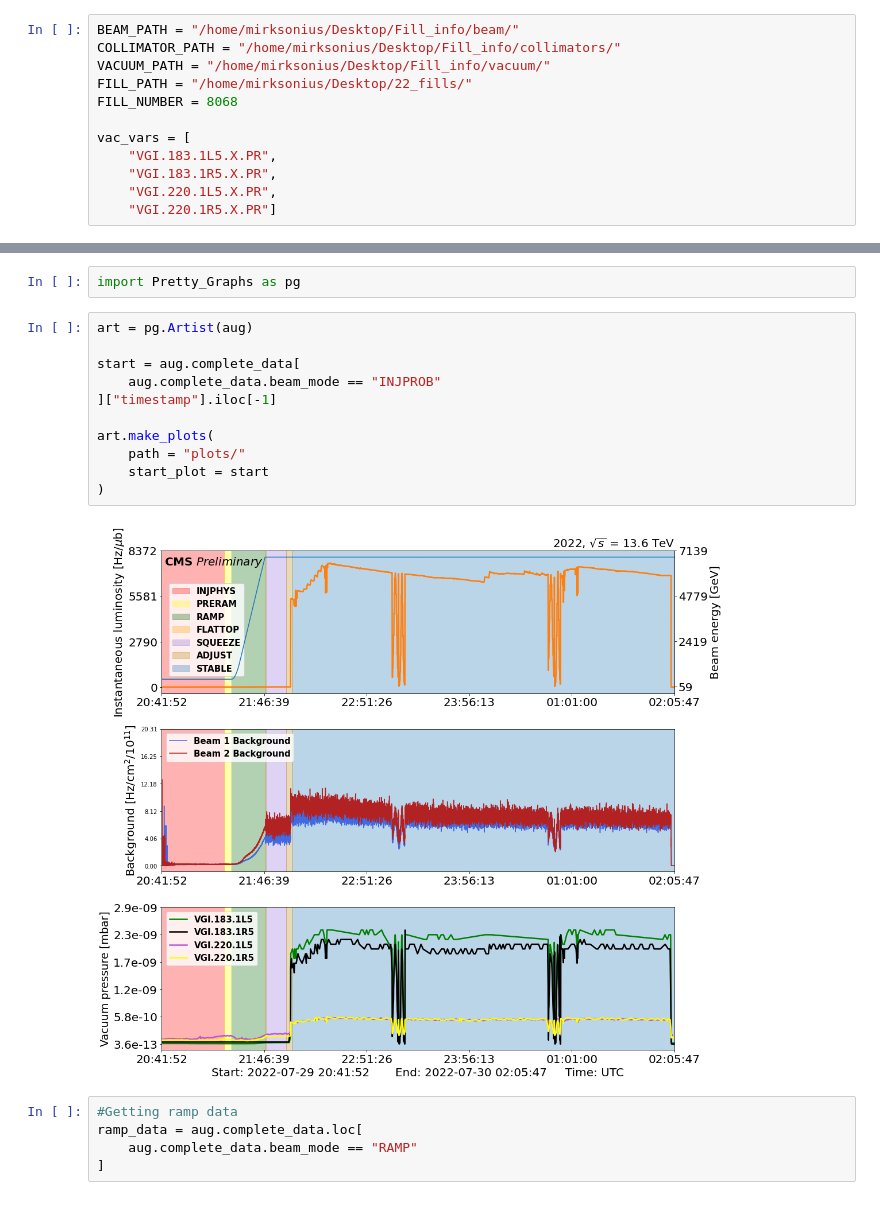
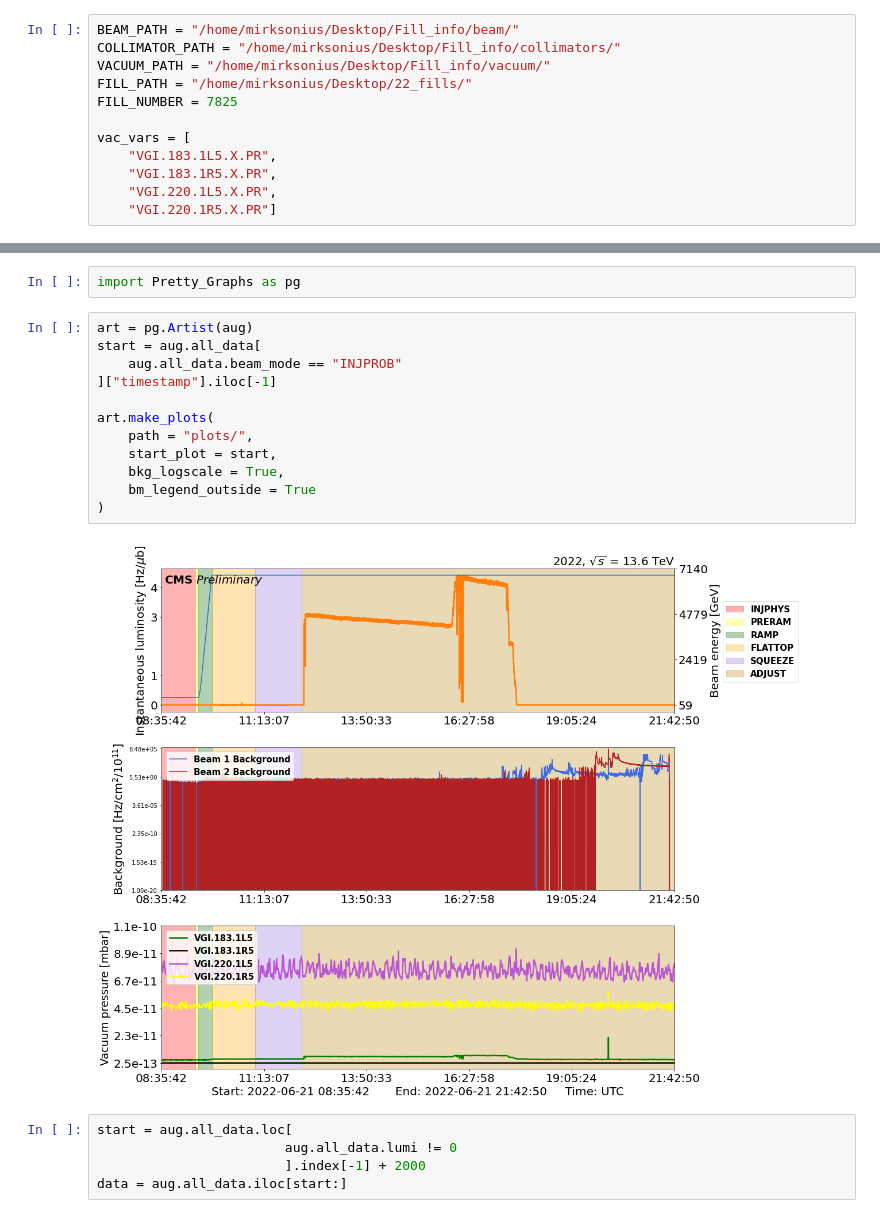
Before and after one commit to mirxonius/cern, a Jupyter notebook: canopie.ipynb, the cells around one changed output, grey strips where cells are left out. Saved outputs shown, nothing was run; the diff lists cells and outputs as text.

```diff
--- a/canopie.ipynb
+++ b/canopie.ipynb
@@ -18,7 +18,7 @@ BEAM_PATH = "/home/mirksonius/Desktop/Fill_info/beam/"
 COLLIMATOR_PATH = "/home/mirksonius/Desktop/Fill_info/collimators/"
 VACUUM_PATH = "/home/mirksonius/Desktop/Fill_info/vacuum/"
 FILL_PATH = "/home/mirksonius/Desktop/22_fills/"
-FILL_NUMBER = 8068
+FILL_NUMBER = 7825
 
 vac_vars = [
     "VGI.183.1L5.X.PR",
@@ -106,21 +95,22 @@ for var in aug.vacuum_variables:
 import Pretty_Graphs as pg
 # %%
 art = pg.Artist(aug)
-
-start = aug.complete_data[
-    aug.complete_data.beam_mode == "INJPROB"
+start = aug.all_data[
+    aug.all_data.beam_mode == "INJPROB"
 ]["timestamp"].iloc[-1]
 
 art.make_plots(
-    path = "plots/"
-    start_plot = start
+    path = "plots/",
+    start_plot = start,
+    bkg_logscale = True,
+    bm_legend_outside = True
 )
 # %% [output]
-[figure, old version]
+[figure, new version]
-# %%
-#Getting ramp data
-ramp_data = aug.complete_data.loc[
-    aug.complete_data.beam_mode == "RAMP"
-]
+# %%
+start = aug.all_data.loc[
+                        aug.all_data.lumi != 0
+                        ].index[-1] + 2000
+data = aug.all_data.iloc[start:]
 # %%
 frame, fig = plt.subplots(2,1,figsize = (8,16))
```
Also changed, not shown: parts of 16 cells of this notebook, 10 other files.
